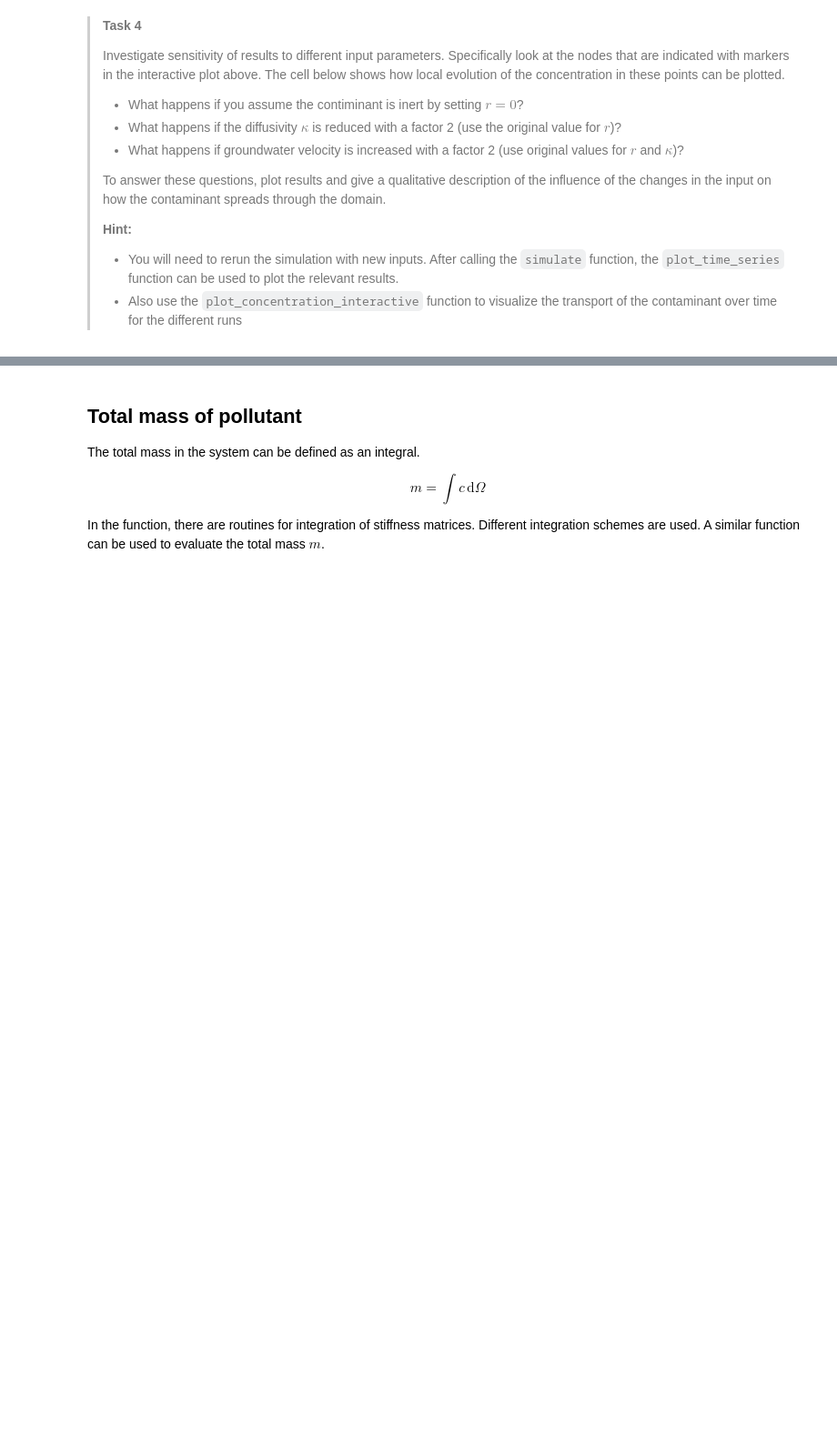
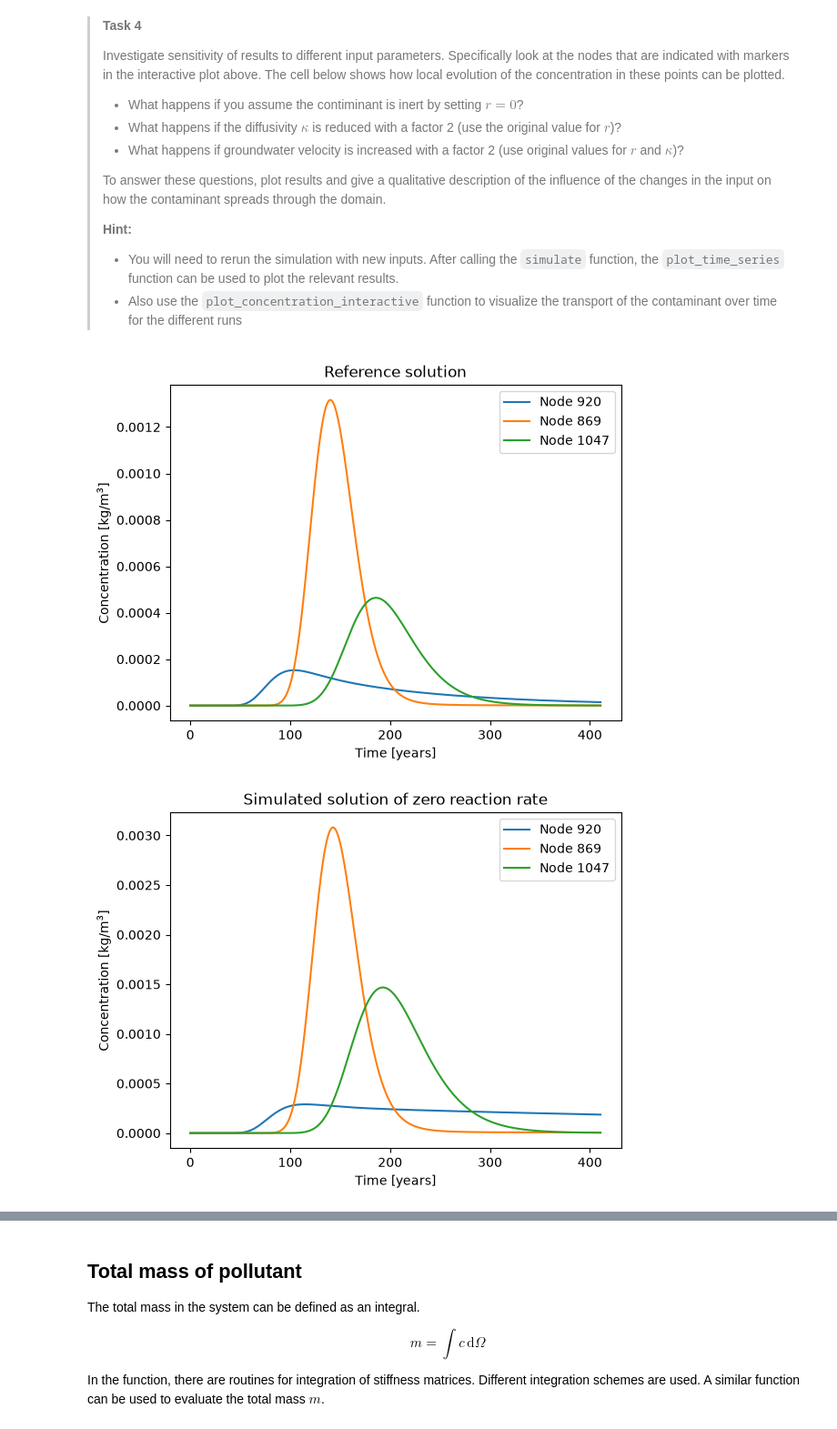
Before and after one commit to VLRobin/GA2.2-Mesa10, a Jupyter notebook: contamination.ipynb, the cells around one changed output, grey strips where cells are left out. Shown at 91% size. Cells and saved outputs as stored; diff of their text form; code cells hidden in the pictures; blank space fills up the shorter version.

```diff
--- a/contamination.ipynb
+++ b/contamination.ipynb
@@ -323,17 +334,28 @@ pp.plot_concentration_interactive(nodes, connectivity, concentrations, critical_
 # %%
 def plot_time_series(concentrations, nodes, dt_days, title):
     plt.figure()
     ts = dt_days/365.25 * np.arange(0,len(concentrations))
     for i in nodes:
         plt.plot(ts, concentrations[:,i],label='Node '+str(i))
     plt.ylabel('Concentration [kg/m$^3$]')
     plt.xlabel('Time [years]')
     plt.title(title)
     plt.legend()
     plt.show()
 
 dt_days = 50
 
 plot_time_series(concentrations, measurement_nodes, dt_days, 'Reference solution')
 
-### YOUR CODE HERE ###
+
+concentrations_2 = simulate(velocities, reaction_rate = 0)
+plot_time_series(concentrations_2, measurement_nodes, dt_days, 'Simulated solution of zero reaction rate')
+
+concentrations_3 = simulate(velocities, reaction_rate = 2e-10, diffusivity = 2e-7*0.5)
+plot_time_series(concentrations_3, measurement_nodes, dt_days, 'Simulated solution of 2x lower diffusivity')
+
+concentrations_4 = simulate(velocities*2, reaction_rate = 2e-10, diffusivity = 2e-7)
+plot_time_series(concentrations_4, measurement_nodes, dt_days, 'Simulated solution of 2x higher groundwatervelocity')
+# %% [output]
+[figure, added]
+[figure, added]
```
Also changed, not shown: parts of 4 cells of this notebook.
